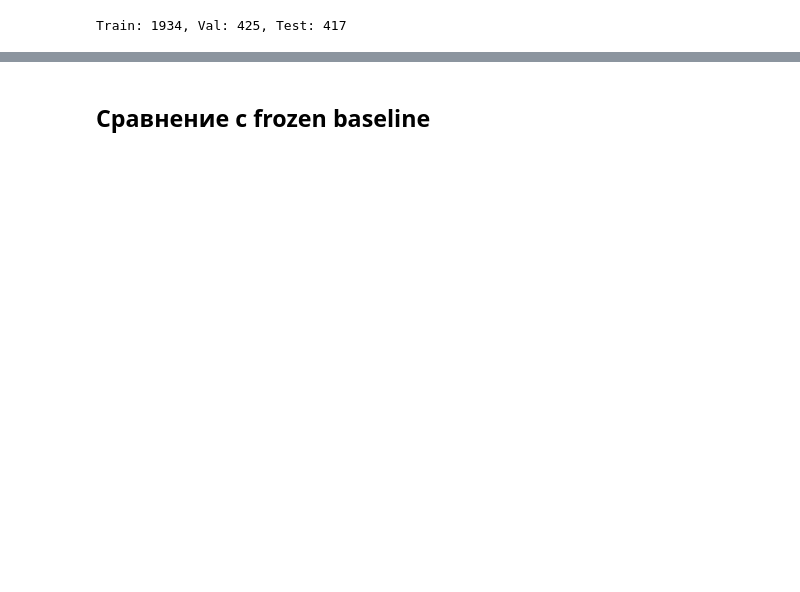
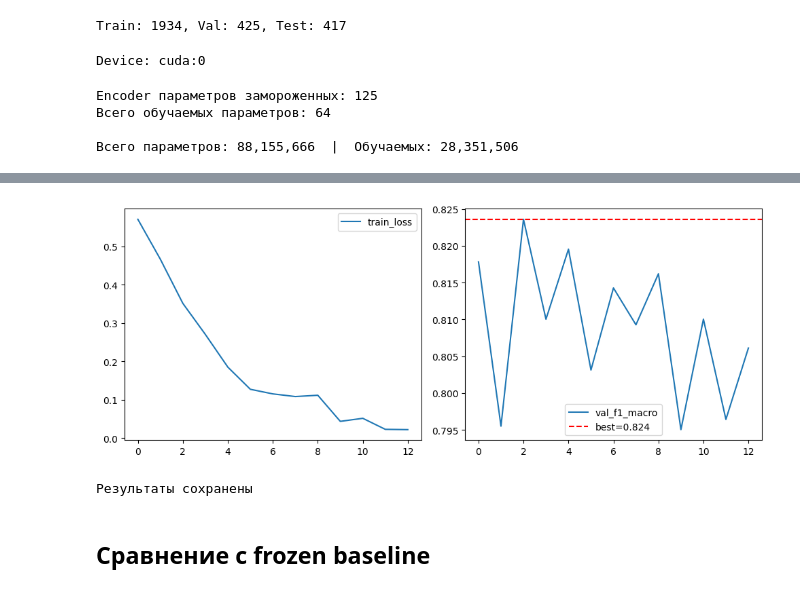
Before and after one commit to dkzmn/HSE_VKR_DetectingSpeechDefects, a Jupyter notebook: experiments/04_pretrained_finetuned/exp_whisper_finetune/notebook.ipynb, the cells around one changed output, grey strips where cells are left out. Cells and saved outputs as stored; diff of their text form; code cells hidden in the pictures; blank space fills up the shorter version.

```diff
--- a/experiments/04_pretrained_finetuned/exp_whisper_finetune/notebook.ipynb
+++ b/experiments/04_pretrained_finetuned/exp_whisper_finetune/notebook.ipynb
@@ -56,7 +57,8 @@ print(f"Train: {len(paths_train)}, Val: {len(paths_val)}, Test: {len(paths_test)
 Train: 1934, Val: 425, Test: 417
 # %%
 MODEL_ID = "openai/whisper-small"
-print(f"Device: {DEVICE}")
+device = torch.device("cuda:0" if torch.cuda.is_available() else "cpu")
+print(f"Device: {device}")
 
 processor = WhisperProcessor.from_pretrained(MODEL_ID)
 
@@ -96,6 +98,8 @@ test_loader = DataLoader(
     WhisperDataset(paths_test, labels_test, letters_test, augment=False),
     batch_size=BATCH_SIZE, shuffle=False
 )
+# %% [output]
+Device: cuda:0
 # %%
 N_UNFREEZE = 4
 EMBED_DIM  = 768
@@ -137,10 +141,15 @@ class WhisperClassifier(nn.Module):
 
 whisper_model = WhisperModel.from_pretrained(MODEL_ID)
 n_letters = letters_train.shape[1]
-model = WhisperClassifier(whisper_model, n_letters=n_letters, n_unfreeze=N_UNFREEZE).to(DEVICE)
+model = WhisperClassifier(whisper_model, n_letters=n_letters, n_unfreeze=N_UNFREEZE).to(device)
 n_params_total     = sum(p.numel() for p in model.parameters())
 n_params_trainable = sum(p.numel() for p in model.parameters() if p.requires_grad)
 print(f"\nВсего параметров: {n_params_total:,}  |  Обучаемых: {n_params_trainable:,}")
+# %% [output]
+Encoder параметров замороженных: 125
+Всего обучаемых параметров: 64
+
+Всего параметров: 88,155,666  |  Обучаемых: 28,351,506
 # %%
 with start_run("exp_whisper_finetune", group="04_pretrained_finetuned"):
 
@@ -160,7 +169,7 @@ with start_run("exp_whisper_finetune", group="04_pretrained_finetuned"):
     })
 
     weights = compute_class_weight("balanced", classes=np.unique(labels_train), y=labels_train)
-    criterion = nn.CrossEntropyLoss(weight=torch.tensor(weights, dtype=torch.float32).to(DEVICE))
+    criterion = nn.CrossEntropyLoss(weight=torch.tensor(weights, dtype=torch.float32, device=device))
 
     encoder_params = [p for n, p in model.named_parameters()
                       if p.requires_grad and 'head' not in n]
@@ -179,7 +188,7 @@ with start_run("exp_whisper_finetune", group="04_pretrained_finetuned"):
         logits_list, true_list = [], []
         with torch.no_grad():
             for feats, letters, y in loader:
-                logits = model(feats.to(DEVICE), letters.to(DEVICE))
+                logits = model(feats.to(device), letters.to(device))
                 logits_list.append(logits.cpu().numpy())
                 true_list.extend(y.tolist())
         logits = np.concatenate(logits_list)
@@ -193,7 +202,7 @@ with start_run("exp_whisper_finetune", group="04_pretrained_finetuned"):
         model.train()
         losses = []
         for feats, letters, y in train_loader:
-            feats, letters, y = feats.to(DEVICE), letters.to(DEVICE), y.to(DEVICE)
+            feats, letters, y = feats.to(device), letters.to(device), y.to(device)
             optimizer.zero_grad()
             loss = criterion(model(feats, letters), y)
             loss.backward()
@@ -220,4 +229,46 @@ with start_run("exp_whisper_finetune", group="04_pretrained_finetuned"):
             break
 
     train_time_sec = time.perf_counter() - t0
-    _run_id = mlflow.active_run().info.run_id
+    train_utils.load_best_checkpoint(model, best_ckpt, device)
+    print(f"\nОбучение: {train_time_sec:.1f} с | best val_f1={best_f1:.4f}")
+
+    val_proba, val_true = eval_loader(val_loader)
+    optimal_threshold = find_optimal_threshold(val_true, val_proba)
+    print(f"Оптимальный порог: {optimal_threshold:.2f}")
+
+    test_proba, test_true = eval_loader(test_loader)
+    test_metrics = evaluate(test_true, test_proba, threshold=optimal_threshold, verbose=True)
+
+    fig, axes = plt.subplots(1, 2, figsize=(10, 4))
+    axes[0].plot(train_losses, label="train_loss"); axes[0].legend()
+    axes[1].plot(val_f1s, label="val_f1_macro")
+    axes[1].axhline(best_f1, color="r", linestyle="--", label=f"best={best_f1:.3f}")
+    axes[1].legend()
+    plt.tight_layout()
+    fig.savefig(exp_dir / "training_curves.png", dpi=120)
+    plt.show()
+
+    save_result_csv(
+        exp_dir=exp_dir,
+        experiment_id="exp_whisper_finetune",
+        experiment_name=f"Whisper-small fine-tuning (верхние {N_UNFREEZE} слоя)",
+        model="WhisperClassifier (partial finetune)",
+        accuracy=test_metrics["accuracy"],
+        f1_macro=test_metrics["f1_macro"],
+        f1_bad=test_metrics["f1_bad"],
+        roc_auc=test_metrics["roc_auc"],
+        precision_bad=test_metrics["precision_bad"],
+        recall_bad=test_metrics["recall_bad"],
+        threshold=test_metrics["threshold"],
+        embed_dim=EMBED_DIM,
+        embed_dim_note=f"Whisper-small encoder {EMBED_DIM}-dim, mean pooling → head=Linear({EMBED_DIM}+n_letters)",
+        notes=(
+            f"SpecAugment + partial finetune | "
+            f"n_unfreeze={N_UNFREEZE} | lr_encoder=2e-5 lr_head=1e-4 | "
+            f"thr={optimal_threshold:.2f}"
+        ),
+        num_params=n_params_trainable,
+        train_time_sec=train_time_sec,
+    )
+    log_artifact_if_exists(exp_dir / "training_curves.png")
+# %% [output]
@@ -224,2 +292,4 @@ with start_run("exp_whisper_finetune", group="04_pretrained_finetuned"):
+[figure, added]
+Результаты сохранены
 # %% [markdown]
 ## Сравнение с frozen baseline
```
Also changed, not shown: parts of 4 cells of this notebook, 36 other files.
